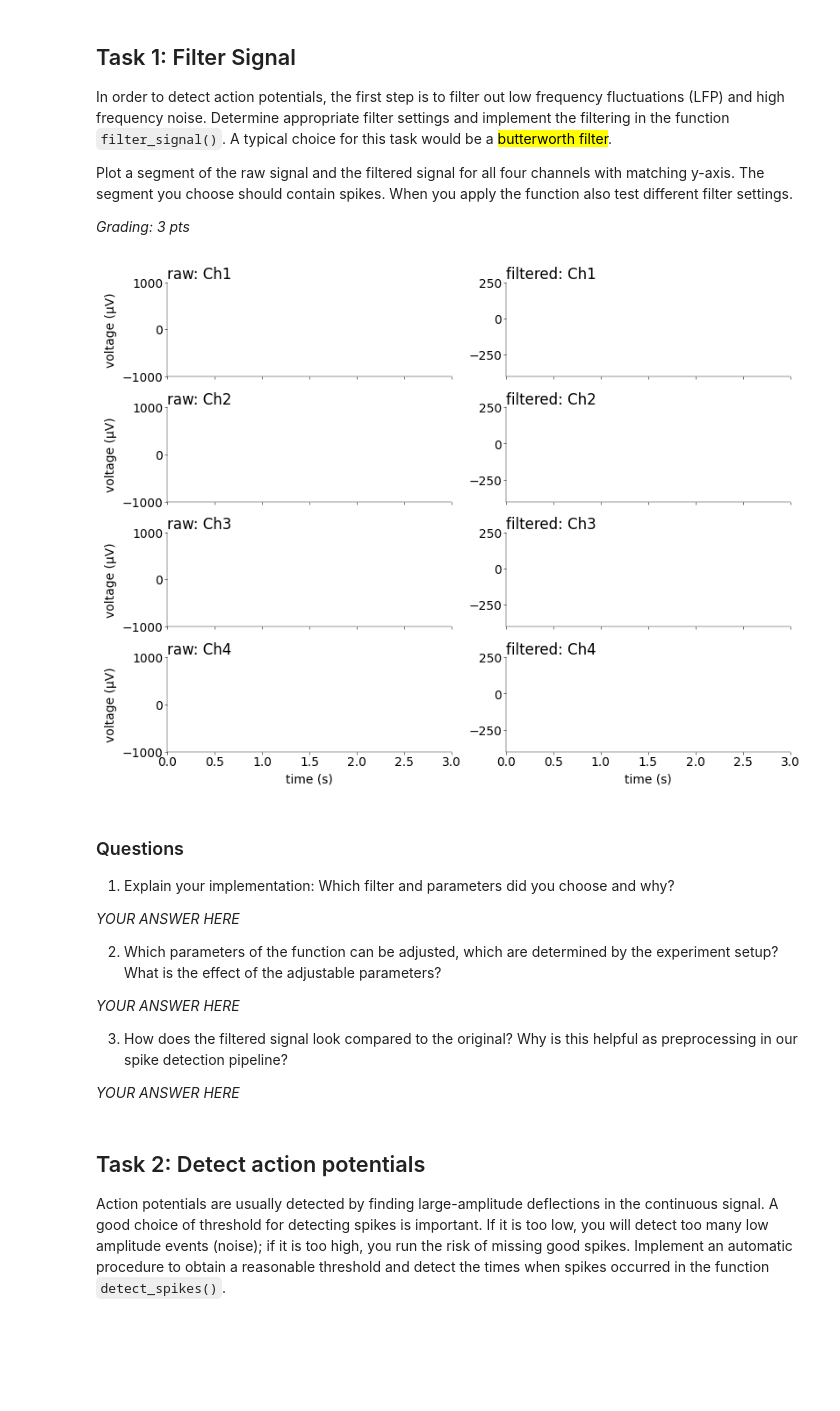
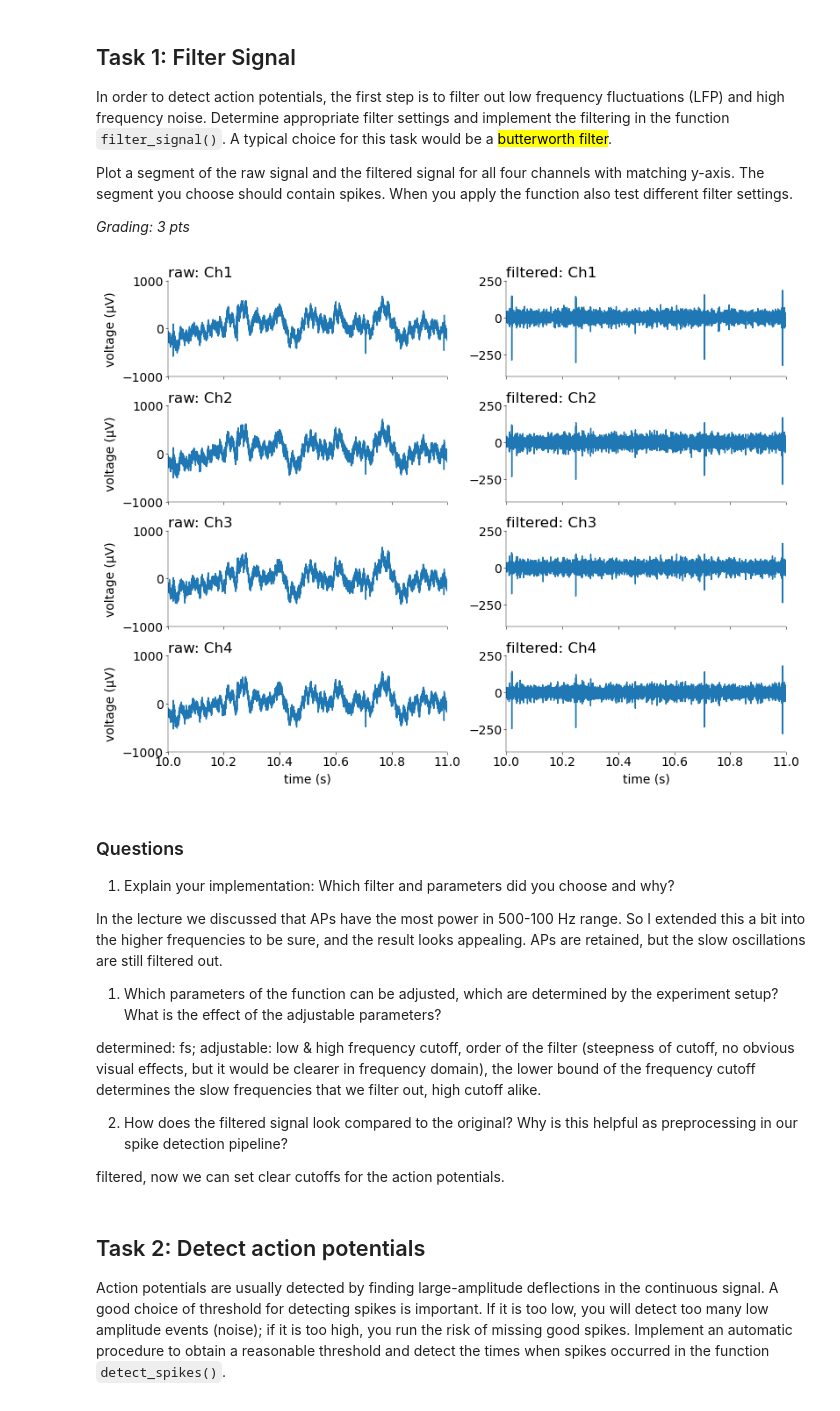
Before and after one commit to luciagrandegon/Neural-Data-Science-2026-Ex1, a Jupyter notebook: notebooks/CodingLab1.ipynb, the cells around one changed output. Saved outputs shown, nothing was run; the diff lists cells and outputs as text; code cells hidden in the pictures; blank space fills up the shorter version.

```diff
--- a/notebooks/CodingLab1.ipynb
+++ b/notebooks/CodingLab1.ipynb
@@ -145,59 +145,70 @@ def filter_signal(
     # implement a suitable filter and apply it to the input data (1pt)
     # -----------------------------------------------------------------
 
-    pass
+    b, a = signal.butter(order, [low, high], "bandpass", output="ba", fs=fs)  # type: ignore
+    X_filtered = signal.filtfilt(b, a, x, axis=0)
+
+    X_filtered_df = pd.DataFrame(data=X_filtered, index=x.index, columns=x.columns)
+
+    return X_filtered_df
 # %%
-xf = filter_signal(x, fs, 500, 4000)
+xf = filter_signal(x, fs, low=500, high=2000, order=3)
 # %%
 mosaic = [
     ["raw: Ch1", "filtered: Ch1"],
     ["raw: Ch2", "filtered: Ch2"],
     ["raw: Ch3", "filtered: Ch3"],
     ["raw: Ch4", "filtered: Ch4"],
 ]
 fig, ax = plt.subplot_mosaic(
     mosaic=mosaic, figsize=(8, 6), layout="constrained", dpi=100
 )
 
 # ------------------------------------------------------------------------------------
 # Plot raw and filtered signals for all 4 channels and answer the questions (1+1 pts)
 # ------------------------------------------------------------------------------------
 
-T = 100000
-t = np.arange(0, T) * dt
+t_start, t_end = 10, 11
+i_start, i_end = int(t_start * fs), int(t_end * fs)
 
-for i, (raw, filtered) in enumerate(mosaic):
-    ax[raw].set_xlim((0, 3))
+t = np.arange(t_start, t_end, dt)
+
+for channel, (raw, filtered) in enumerate(mosaic):
+
+    ax[raw].plot(t, x.iloc[i_start:i_end, channel])
+    ax[filtered].plot(t, xf.iloc[i_start:i_end, channel])
+
+    ax[raw].set_xlim((t_start, t_end))
     ax[raw].set_ylim((-1000, 1000))
 
-    ax[filtered].set_xlim((0, 3))
+    ax[filtered].set_xlim((t_start, t_end))
     ax[filtered].set_ylim((-400, 250))
 
     # Add labels and title
     ax[raw].set_ylabel("voltage (μV)")
     ax[raw].set_title(raw, loc="left")
     ax[filtered].set_title(filtered, loc="left")
-    if i != 3:
+    if channel != 3:
         ax[raw].set_xticklabels([])
         ax[filtered].set_xticklabels([])
     else:
         ax[raw].set_xlabel("time (s)")
         ax[filtered].set_xlabel("time (s)")
 # %% [output]
-[figure, old version]
+[figure, new version]
 # %% [markdown]
 ### Questions
 1) Explain your implementation: Which filter and parameters did you choose and why?
 
-_YOUR ANSWER HERE_
+In the lecture we discussed that APs have the most power in 500-100 Hz range. So I extended this a bit into the higher frequencies to be sure, and the result looks appealing. APs are retained, but the slow oscillations are still filtered out.
 
-2) Which parameters of the function can be adjusted, which are determined by the experiment setup? What is the effect of the adjustable parameters?
+1) Which parameters of the function can be adjusted, which are determined by the experiment setup? What is the effect of the adjustable parameters?
 
-_YOUR ANSWER HERE_
+determined: fs; adjustable: low & high frequency cutoff, order of the filter (steepness of cutoff, no obvious visual effects, but it would be clearer in frequency domain), the lower bound of the frequency cutoff determines the slow frequencies that we filter out, high cutoff alike.
 
-3) How does the filtered signal look compared to the original? Why is this helpful as preprocessing in our spike detection pipeline?
+2) How does the filtered signal look compared to the original? Why is this helpful as preprocessing in our spike detection pipeline?
 
-_YOUR ANSWER HERE_
+filtered, now we can set clear cutoffs for the action potentials.
 # %% [markdown]
 ## Task 2: Detect action potentials
 
```
Also changed, not shown: parts of 5 cells of this notebook.
